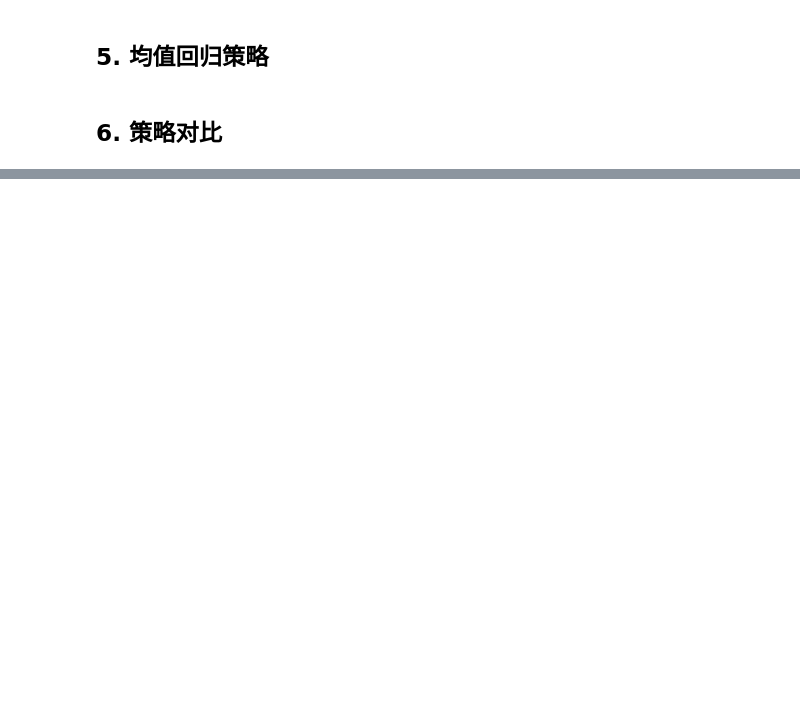
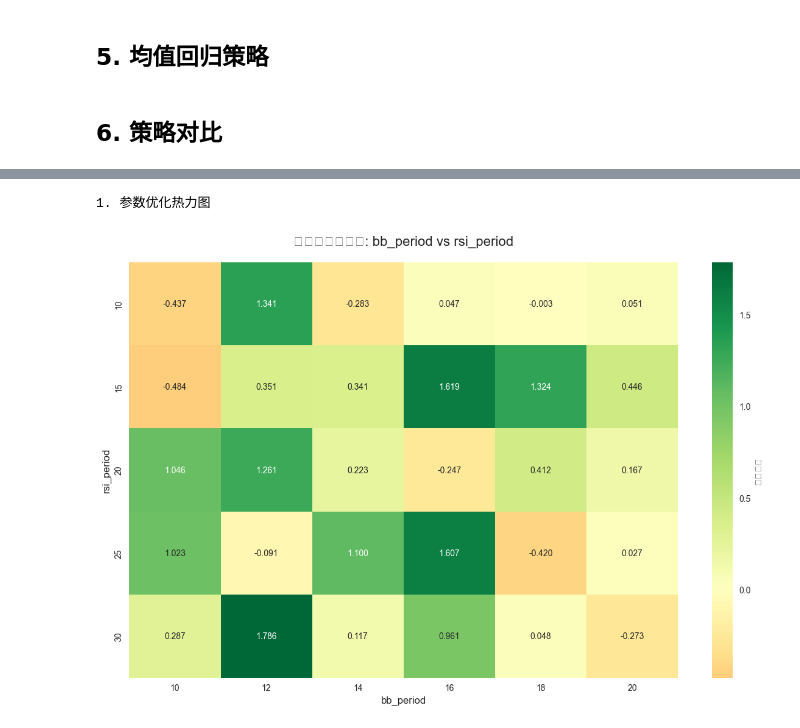
Before and after one commit to Bing4Ever/quant_trading, a Jupyter notebook: notebooks/strategy_example.ipynb, the cells around one changed output, grey strips where cells are left out. Cells and saved outputs as stored; diff of their text form; code cells hidden in the pictures; blank space fills up the shorter version.

```diff
--- a/notebooks/strategy_example.ipynb
+++ b/notebooks/strategy_example.ipynb
@@ -202,0 +351,11 @@ print(comparison_df.to_string(index=False))
+# %%
+# 1. 绘制参数优化热力图
+print("1. 参数优化热力图")
+heatmap_fig = visualizer.plot_optimization_heatmap(results_df, 'bb_period', 'rsi_period')
+if heatmap_fig:
+    plt.show()
+else:
+    print("热力图生成失败")
+# %% [output]
+1. 参数优化热力图
+[figure, added]
```
Also changed, not shown: parts of 10 cells of this notebook, 52 other files.
